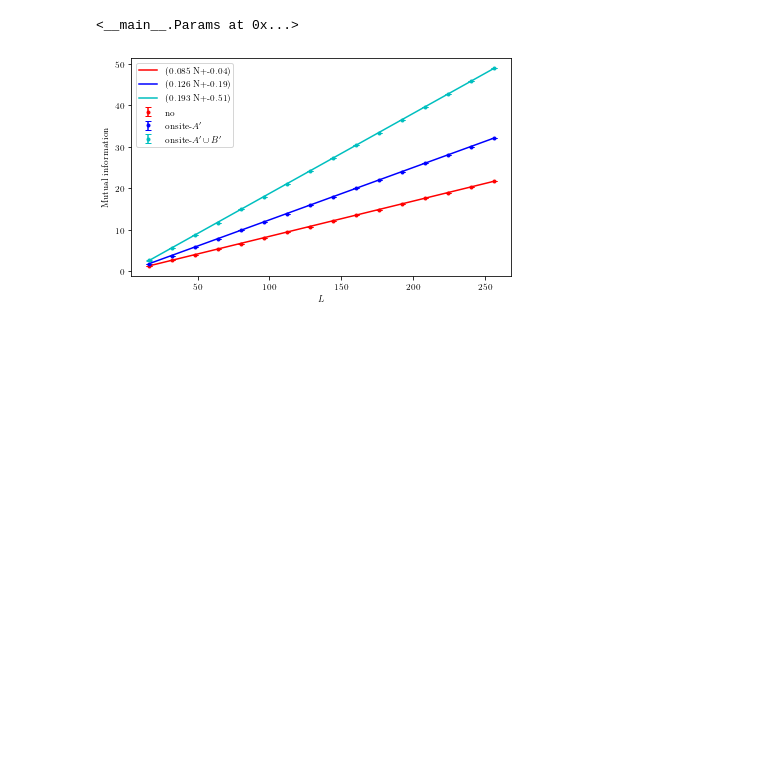
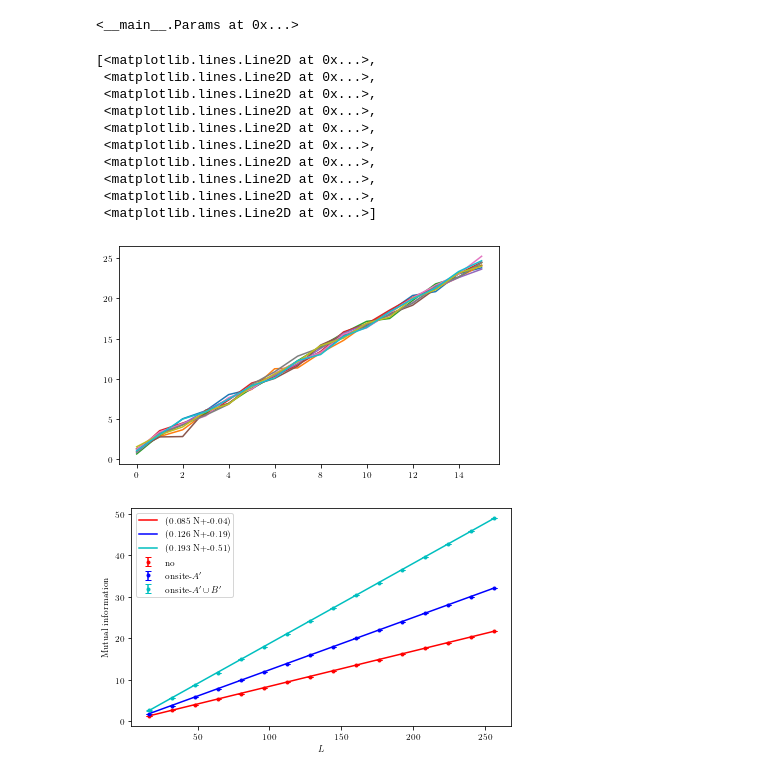
Before and after one commit to hainingpan/SPT, a Jupyter notebook: test_SYK.ipynb, the cells around one changed output. Drawn from its saved outputs; the diff is of its cells as text; code cells hidden in the pictures; blank space fills up the shorter version.

```diff
--- a/test_SYK.ipynb
+++ b/test_SYK.ipynb
@@ -470,5 +510,19 @@ for L_i,L in enumerate(L_list):
         MI_onsiteApBp_list[L_i,es_i]=MI
         LN_onsiteApBp_list[L_i,es_i]=LN
+# %%
+plt.plot(S_A_onsiteApBp_list)
+# %% [output]
+[<matplotlib.lines.Line2D at 0x...>,
+ <matplotlib.lines.Line2D at 0x...>,
+ <matplotlib.lines.Line2D at 0x...>,
+ <matplotlib.lines.Line2D at 0x...>,
+ <matplotlib.lines.Line2D at 0x...>,
+ <matplotlib.lines.Line2D at 0x...>,
+ <matplotlib.lines.Line2D at 0x...>,
+ <matplotlib.lines.Line2D at 0x...>,
+ <matplotlib.lines.Line2D at 0x...>,
+ <matplotlib.lines.Line2D at 0x...>]
+[figure, added]
 # %%
 fig,ax=plt.subplots()
 ax.errorbar(L_list,MI_no_list.mean(axis=1),MI_no_list.std(axis=1)/es,fmt='.',capsize=3,label='no',color='r')
```
Also changed, not shown: parts of 28 cells of this notebook, 8 other files.
